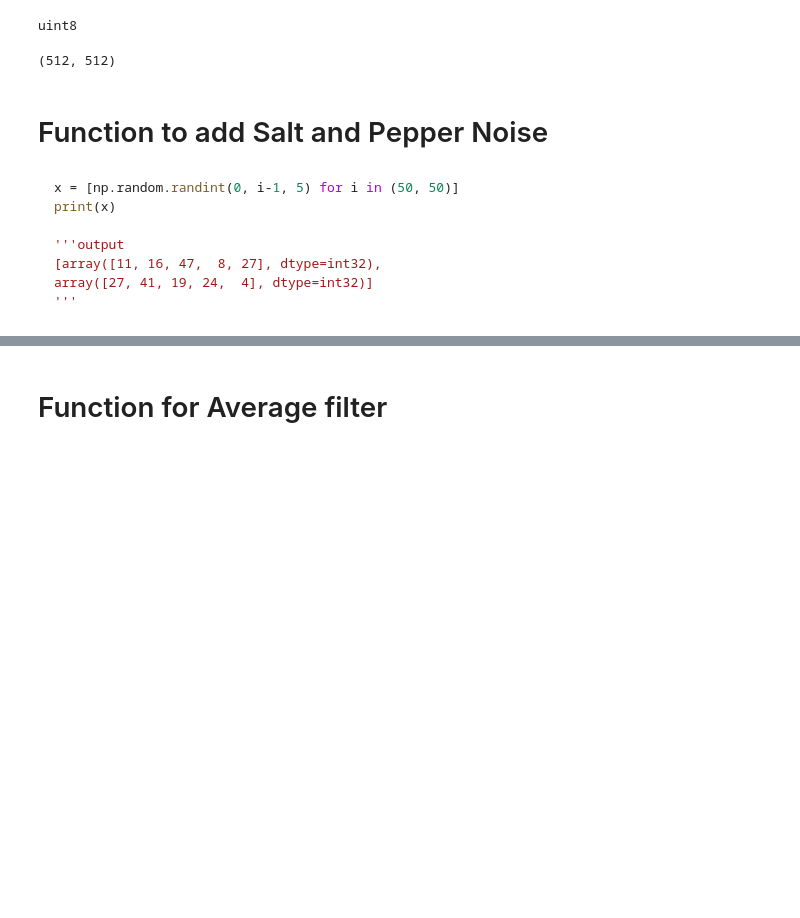
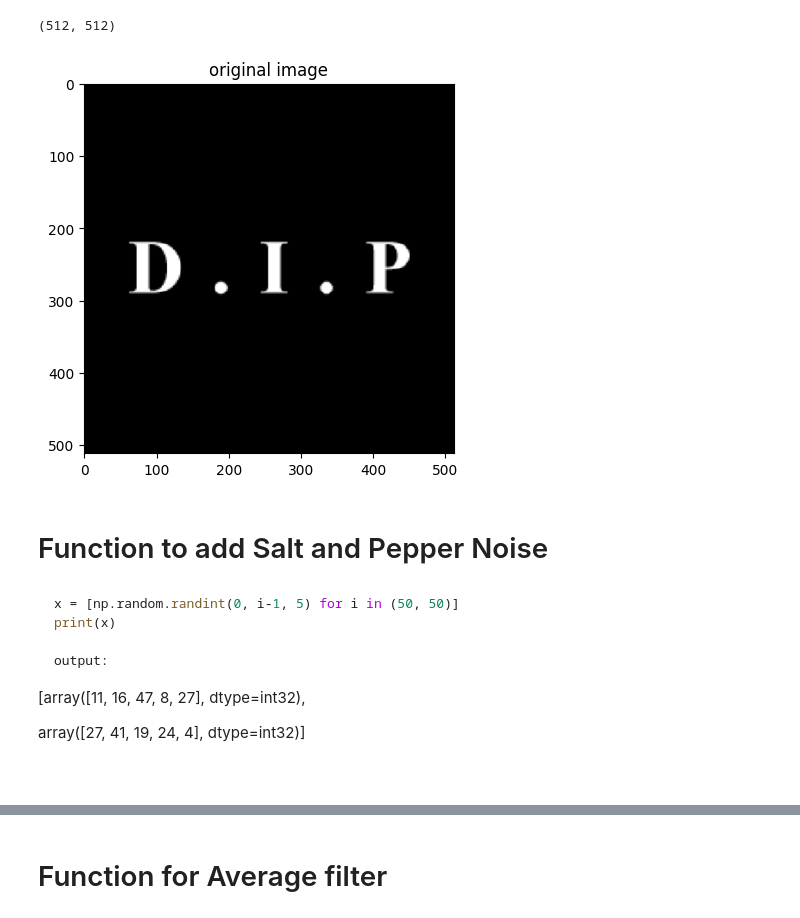
Before and after one commit to Zannatul-Naim/Digital-Image-Processing-Lab, a Jupyter notebook: Experiment-3/experiment_3.ipynb, the cells around one changed output, grey strips where cells are left out. Cells and saved outputs as stored; diff of their text form; code cells hidden in the pictures; blank space fills up the shorter version.

````diff
--- a/Experiment-3/experiment_3.ipynb
+++ b/Experiment-3/experiment_3.ipynb
@@ -8,11 +13,13 @@ from matplotlib import pyplot as plt
 # %%
 # image = cv.imread('character_pattern.tif', cv.IMREAD_GRAYSCALE)
 image = cv.imread('dip.tif', cv.IMREAD_GRAYSCALE)
 
 image = cv.resize(image, (512, 512))
+print(image.shape)
 
-print(image.dtype)
-image.shape
+plt.imshow(image, cmap='gray')
+plt.title('original image')
+plt.show()
 # %% [output]
-uint8
+(512, 512)
-(512, 512)
+[figure, added]
@@ -33,10 +30,11 @@ uint8
 x = [np.random.randint(0, i-1, 5) for i in (50, 50)]
 print(x)
 
-'''output
+output:
+```
 [array([11, 16, 47,  8, 27], dtype=int32),
+
 array([27, 41, 19, 24,  4], dtype=int32)]
-'''
 ```
 # %%
 def add_salt_and_pepper_noise(image, amount=0.05, salt_vs_pepper=0.5):
````
Also changed, not shown: parts of 24 cells of this notebook, 1 other file.
